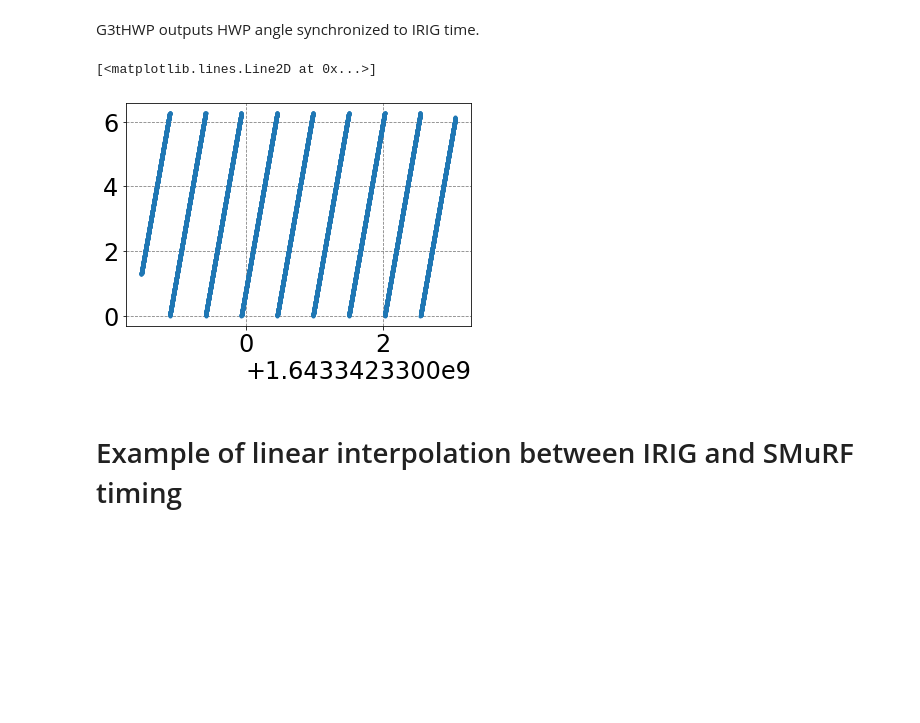
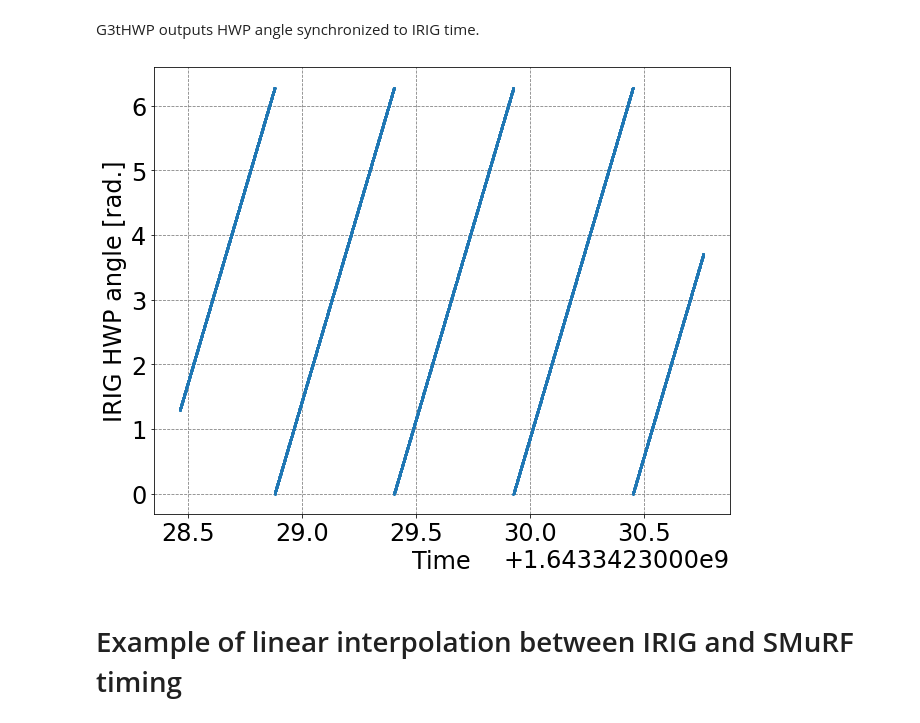
Before and after one commit to yukisakurai/sotodlib, a Jupyter notebook: sotodlib/io/G3tHWP_example.ipynb, the cells around one changed output. Saved outputs shown, nothing was run; the diff lists cells and outputs as text; code cells hidden in the pictures; blank space fills up the shorter version.

Commit message:
initial commit of G3 to HWP angle calculator

```diff
--- a/sotodlib/io/G3tHWP_example.ipynb
+++ b/sotodlib/io/G3tHWP_example.ipynb
@@ -13,10 +13,14 @@ archive_path = '/mnt/SOdata/pton-tsat/hk/'
 HWP = G3tHWP(archive_path)
 time, angle =  HWP.load_data(1643342328.5296934, 1643342929.6901855)
 # %%
-plt.plot(time[:10000],angle[:10000],'.')
+n = 5000
+plt.figure(figsize=(10,8))
+plt.xlabel('Time')
+plt.ylabel('IRIG HWP angle [rad.]')
+plt.plot(time[:n], angle[:n], '.',markersize=4)
+plt.show()
 # %% [output]
-[<matplotlib.lines.Line2D at 0x...>]
-[figure, old version]
+[figure, new version]
 # %% [markdown]
 # Example of linear interpolation between IRIG and SMuRF timing
 # %% [markdown]
```
Also changed, not shown: 1 other file.
